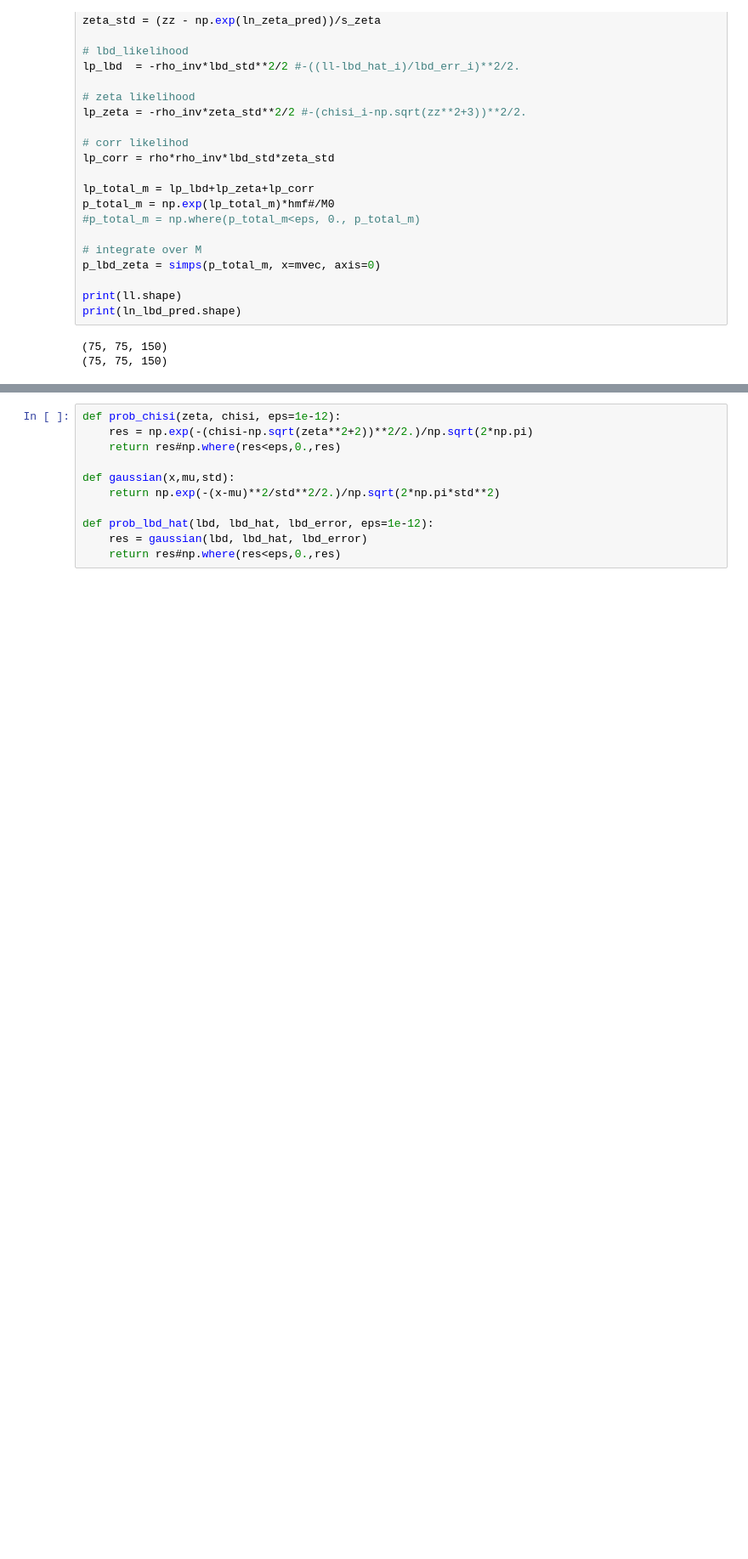
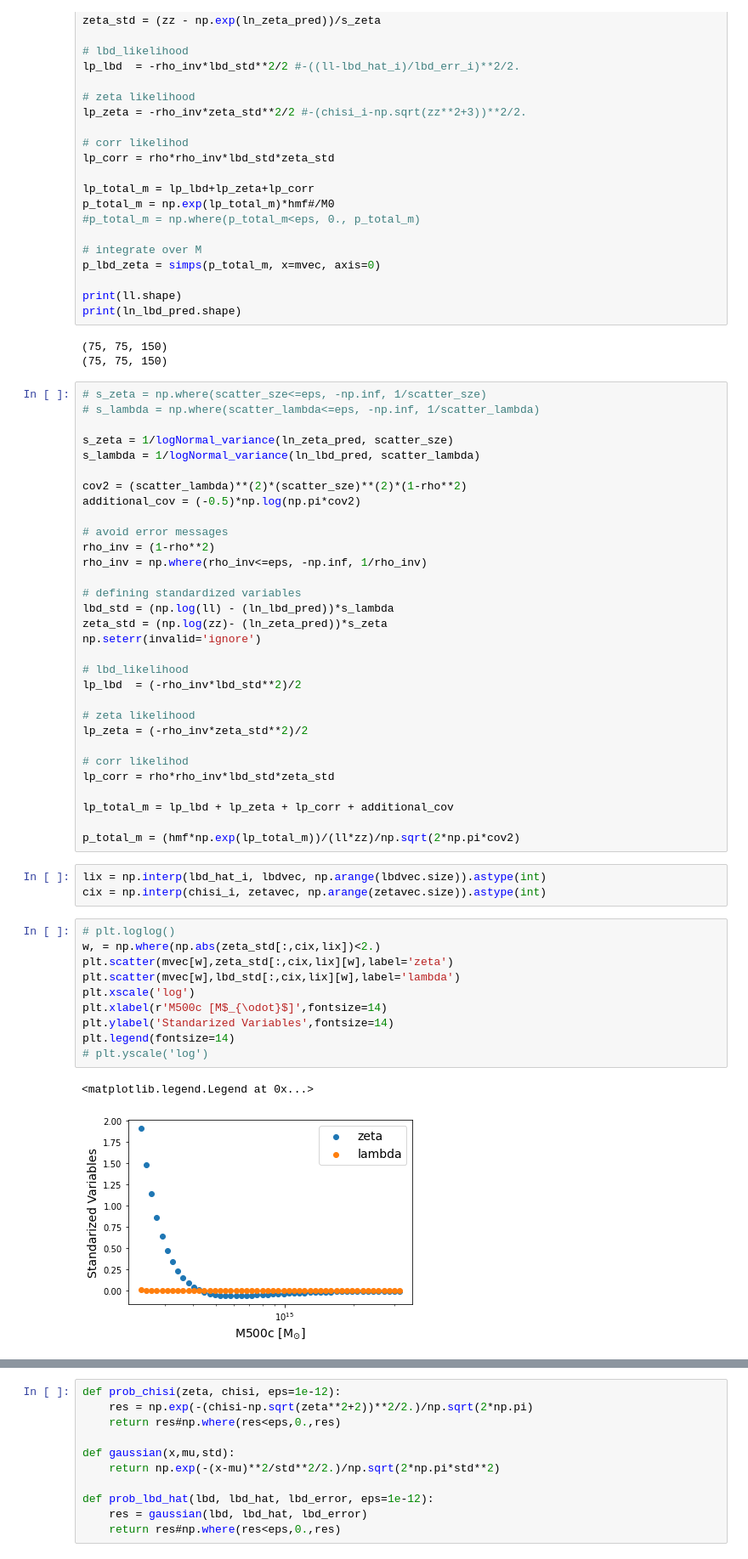
Before and after one commit to allenpinjic/mustar-project, a Jupyter notebook: notebook/Implementing_SPT_ModelV2.ipynb, the cells around one changed output, grey strips where cells are left out. Shown at 85% size. Cells and saved outputs as stored; diff of their text form; blank space fills up the shorter version.

```diff
--- a/notebook/Implementing_SPT_ModelV2.ipynb
+++ b/notebook/Implementing_SPT_ModelV2.ipynb
@@ -482,5 +482,52 @@ print(ln_lbd_pred.shape)
 # %% [output]
 (75, 75, 150)
 (75, 75, 150)
+# %%
+# s_zeta = np.where(scatter_sze<=eps, -np.inf, 1/scatter_sze)
+# s_lambda = np.where(scatter_lambda<=eps, -np.inf, 1/scatter_lambda)
+
+s_zeta = 1/logNormal_variance(ln_zeta_pred, scatter_sze)
+s_lambda = 1/logNormal_variance(ln_lbd_pred, scatter_lambda)
+
+cov2 = (scatter_lambda)**(2)*(scatter_sze)**(2)*(1-rho**2)
+additional_cov = (-0.5)*np.log(np.pi*cov2)
+
+# avoid error messages
+rho_inv = (1-rho**2)
+rho_inv = np.where(rho_inv<=eps, -np.inf, 1/rho_inv)
+
+# defining standardized variables
+lbd_std = (np.log(ll) - (ln_lbd_pred))*s_lambda
+zeta_std = (np.log(zz)- (ln_zeta_pred))*s_zeta
+np.seterr(invalid='ignore')
+
+# lbd_likelihood
+lp_lbd  = (-rho_inv*lbd_std**2)/2
+
+# zeta likelihood
+lp_zeta = (-rho_inv*zeta_std**2)/2
+
+# corr likelihod
+lp_corr = rho*rho_inv*lbd_std*zeta_std
+
+lp_total_m = lp_lbd + lp_zeta + lp_corr + additional_cov
+
+p_total_m = (hmf*np.exp(lp_total_m))/(ll*zz)/np.sqrt(2*np.pi*cov2)
+# %%
+lix = np.interp(lbd_hat_i, lbdvec, np.arange(lbdvec.size)).astype(int)
+cix = np.interp(chisi_i, zetavec, np.arange(zetavec.size)).astype(int)
+# %%
+# plt.loglog()
+w, = np.where(np.abs(zeta_std[:,cix,lix])<2.)
+plt.scatter(mvec[w],zeta_std[:,cix,lix][w],label='zeta')
+plt.scatter(mvec[w],lbd_std[:,cix,lix][w],label='lambda')
+plt.xscale('log')
+plt.xlabel(r'M500c [M$_{\odot}$]',fontsize=14)
+plt.ylabel('Standarized Variables',fontsize=14)
+plt.legend(fontsize=14)
+# plt.yscale('log')
+# %% [output]
+<matplotlib.legend.Legend at 0x...>
+[figure, added]
 # %%
 # plt.loglog()
```
Also changed, not shown: parts of 7 cells of this notebook, 3 other files.
